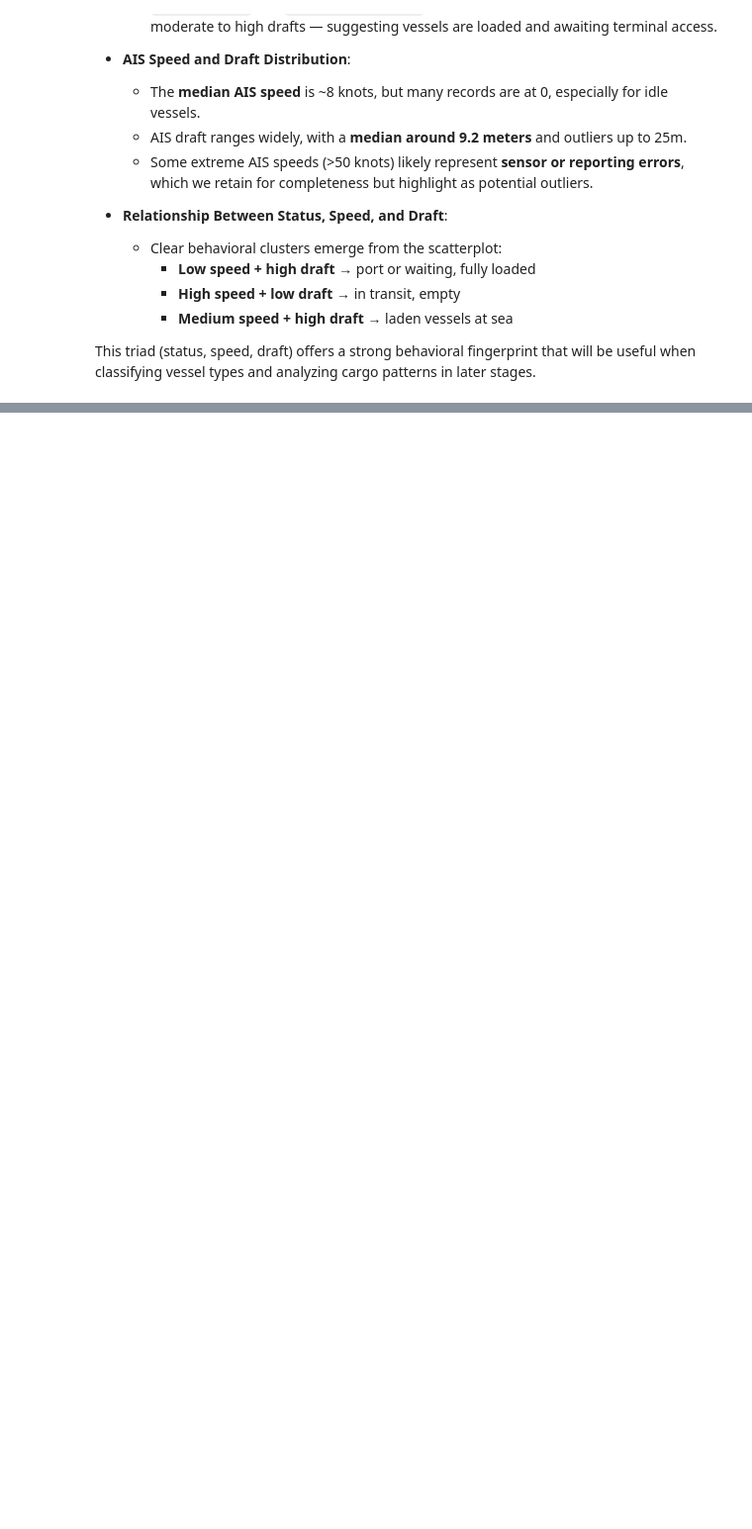
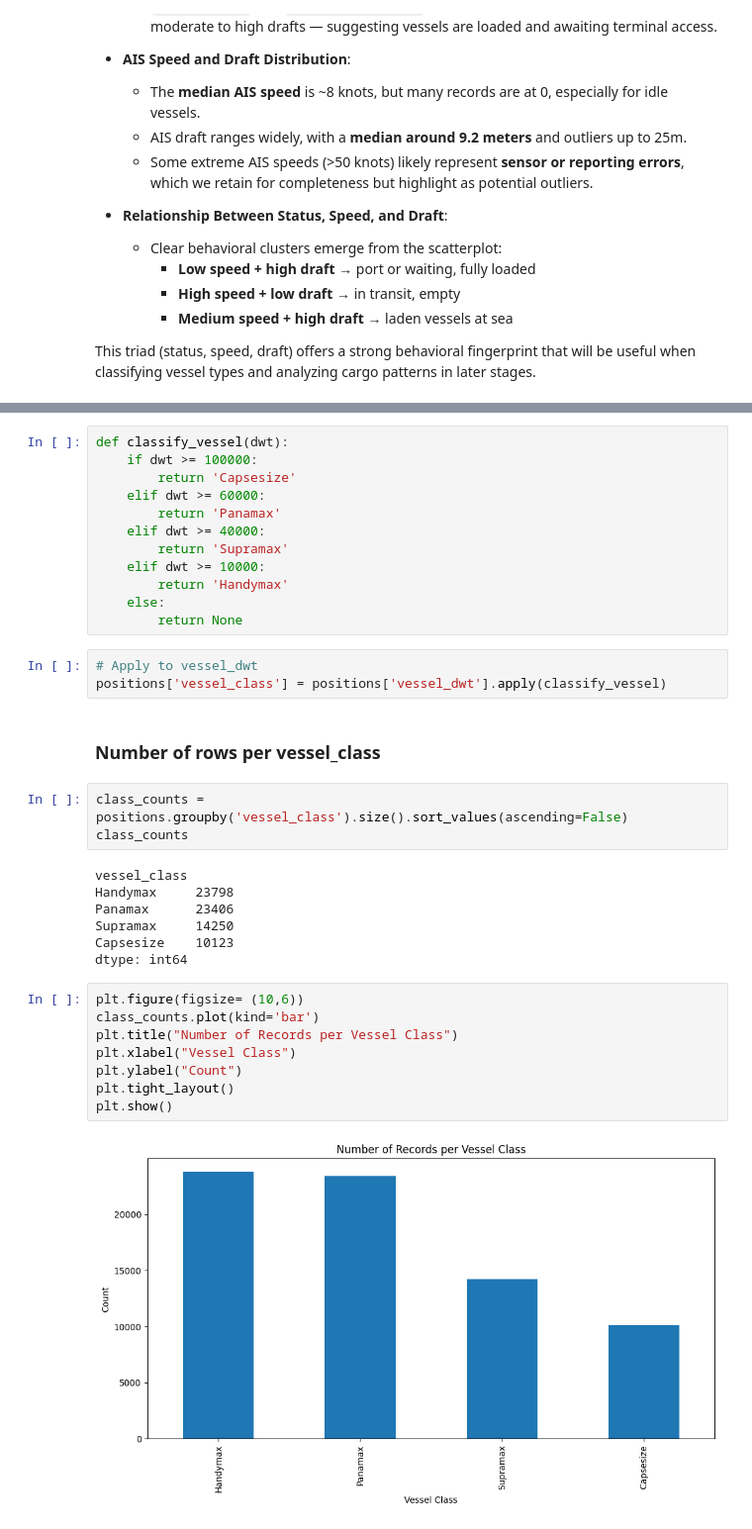
Before and after one commit to halladaas/vessel-analysis, a Jupyter notebook: notebook/profision-vessel-analysis.ipynb, the cells around one changed output, grey strips where cells are left out. Shown at 99% size. Saved outputs shown, nothing was run; the diff lists cells and outputs as text; blank space fills up the shorter version.

Commit message:
Step 3: Added vessel_class column and summarized vessel categories

```diff
--- a/notebook/profision-vessel-analysis.ipynb
+++ b/notebook/profision-vessel-analysis.ipynb
@@ -457,0 +475,37 @@ This triad (status, speed, draft) offers a strong behavioral fingerprint that wi
+# %%
+def classify_vessel(dwt):
+    if dwt >= 100000:
+        return 'Capsesize'
+    elif dwt >= 60000:
+        return 'Panamax'
+    elif dwt >= 40000:
+        return 'Supramax'
+    elif dwt >= 10000:
+        return 'Handymax'
+    else:
+        return None
+# %%
+# Apply to vessel_dwt
+positions['vessel_class'] = positions['vessel_dwt'].apply(classify_vessel)
+# %% [markdown]
+### Number of rows per vessel_class
+# %%
+class_counts = positions.groupby('vessel_class').size().sort_values(ascending=False)
+class_counts
+# %% [output]
+vessel_class
+Handymax     23798
+Panamax      23406
+Supramax     14250
+Capsesize    10123
+dtype: int64
+# %%
+plt.figure(figsize= (10,6))
+class_counts.plot(kind='bar')
+plt.title("Number of Records per Vessel Class")
+plt.xlabel("Vessel Class")
+plt.ylabel("Count")
+plt.tight_layout()
+plt.show()
+# %% [output]
+[figure, added]
```
Also changed, not shown: parts of 8 cells of this notebook.
